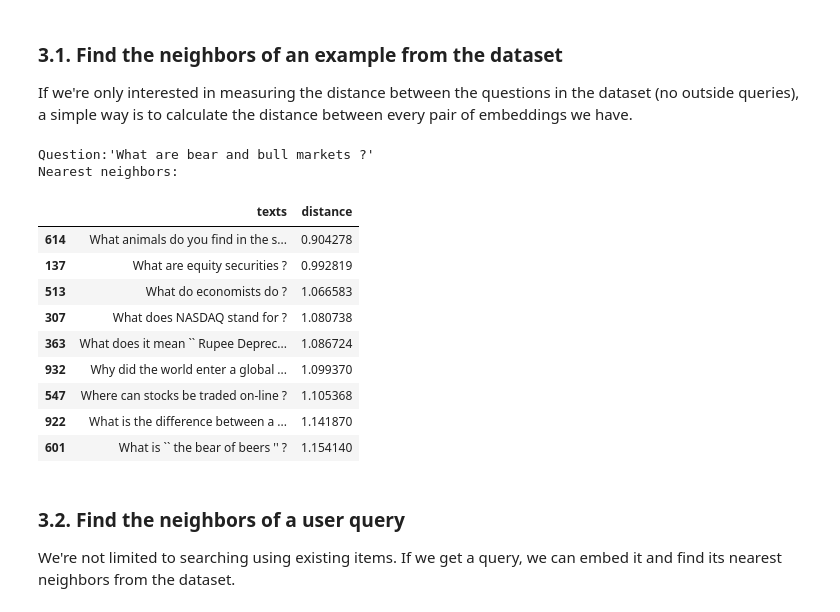
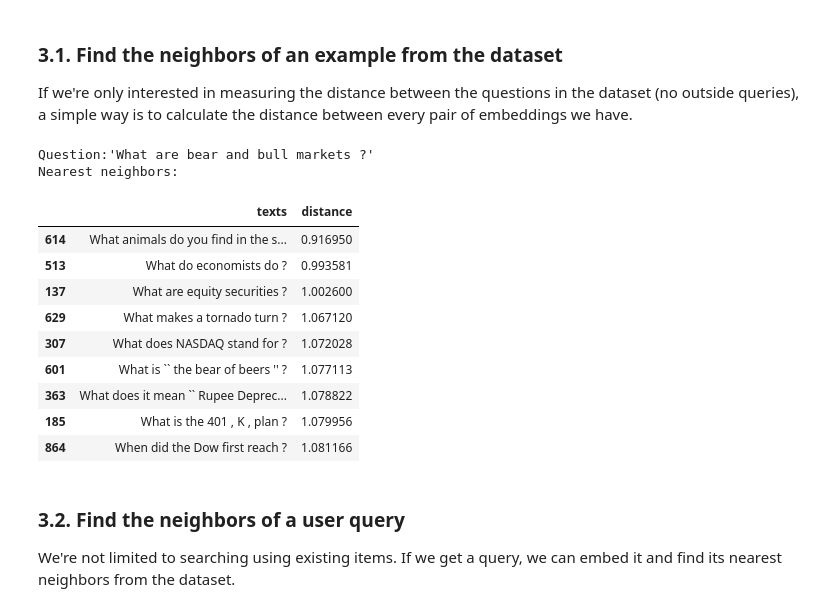
Before and after one commit to cohere-ai/cohere-developer-experience, a Jupyter notebook: notebooks/guides/Basic_Semantic_Search.ipynb, the cells around one changed output. Drawn from its saved outputs; the diff is of its cells as text; code cells hidden in the pictures.

```diff
--- a/notebooks/guides/Basic_Semantic_Search.ipynb
+++ b/notebooks/guides/Basic_Semantic_Search.ipynb
@@ -44,12 +42,14 @@ You'll need your API key for this next cell. [Sign up to Cohere](https://os.cohe
 # We'll set up the name of the model we want to use, the API key, and the input type.
 # Create and retrieve a Cohere API key from dashboard.cohere.ai/welcome/register
 # Paste your API key here. Remember to not share publicly
-model_name = "embed-english-v3.0"
-api_key = ""
+model_name = "embed-v4.0"
 input_type_embed = "search_document"
 
 # Now we'll set up the cohere client.
-co = cohere.Client(api_key)
+import cohere
+co = cohere.Client(
+    "COHERE_API_KEY"
+)  # Get your free API key here: https://dashboard.cohere.com/api-keys
 # %% [markdown]
 ## 2. Get The Archive of Questions
 We'll use the [trec](https://www.tensorflow.org/datasets/catalog/trec) dataset which is made up of questions and their categories.
@@ -83,9 +83,11 @@ The next step is to embed the text of the questions.
 To get a thousand embeddings of this length should take about fifteen seconds.
 # %%
 # Get the embeddings
-embeds = co.embed(texts=list(df['text']),
-                  model=model_name,
-                  input_type=input_type_embed).embeddings
+embeds = co.embed(
+    texts=list(df["text"]),
+    model=model_name,
+    input_type=input_type_embed
+).embeddings
 # %%
 # Check the dimensions of the embeddings
 embeds = np.array(embeds)
@@ -115,29 +117,32 @@ If we're only interested in measuring the distance between the questions in the
 # %%
 # Choose an example (we'll retrieve others similar to it)
 example_id = 92
 
 # Retrieve nearest neighbors
-similar_item_ids = search_index.get_nns_by_item(example_id,10,
-                                                include_distances=True)
+similar_item_ids = search_index.get_nns_by_item(example_id, 10, include_distances=True)
 # Format and print the text and distances
-results = pd.DataFrame(data={'texts': df.iloc[similar_item_ids[0]]['text'],
-                             'distance': similar_item_ids[1]}).drop(example_id)
+results = pd.DataFrame(
+    data={
+        "texts": df.iloc[similar_item_ids[0]]["text"],
+        "distance": similar_item_ids[1],
+    }
+).drop(example_id)
 
 print(f"Question:'{df.iloc[example_id]['text']}'\nNearest neighbors:")
 results
 # %% [output]
 Question:'What are bear and bull markets ?'
 Nearest neighbors:
 |  | texts | distance |
-| 614 | What animals do you find in the s... | 0.904278 |
-| 137 | What are equity securities ? | 0.992819 |
-| 513 | What do economists do ? | 1.066583 |
-| 307 | What does NASDAQ stand for ? | 1.080738 |
-| 363 | What does it mean `` Rupee Deprec... | 1.086724 |
-| 932 | Why did the world enter a global ... | 1.099370 |
-| 547 | Where can stocks be traded on-line ? | 1.105368 |
-| 922 | What is the difference between a ... | 1.141870 |
-| 601 | What is `` the bear of beers '' ? | 1.154140 |
+| 614 | What animals do you find in the s... | 0.916950 |
+| 513 | What do economists do ? | 0.993581 |
+| 137 | What are equity securities ? | 1.002600 |
+| 629 | What makes a tornado turn ? | 1.067120 |
+| 307 | What does NASDAQ stand for ? | 1.072028 |
+| 601 | What is `` the bear of beers '' ? | 1.077113 |
+| 363 | What does it mean `` Rupee Deprec... | 1.078822 |
+| 185 | What is the 401 , K , plan ? | 1.079956 |
+| 864 | When did the Dow first reach ? | 1.081166 |
 # %% [markdown]
 ### 3.2. Find the neighbors of a user query
 We're not limited to searching using existing items. If we get a query, we can embed it and find its nearest neighbors from the dataset.
```
Also changed, not shown: parts of 7 cells of this notebook.
